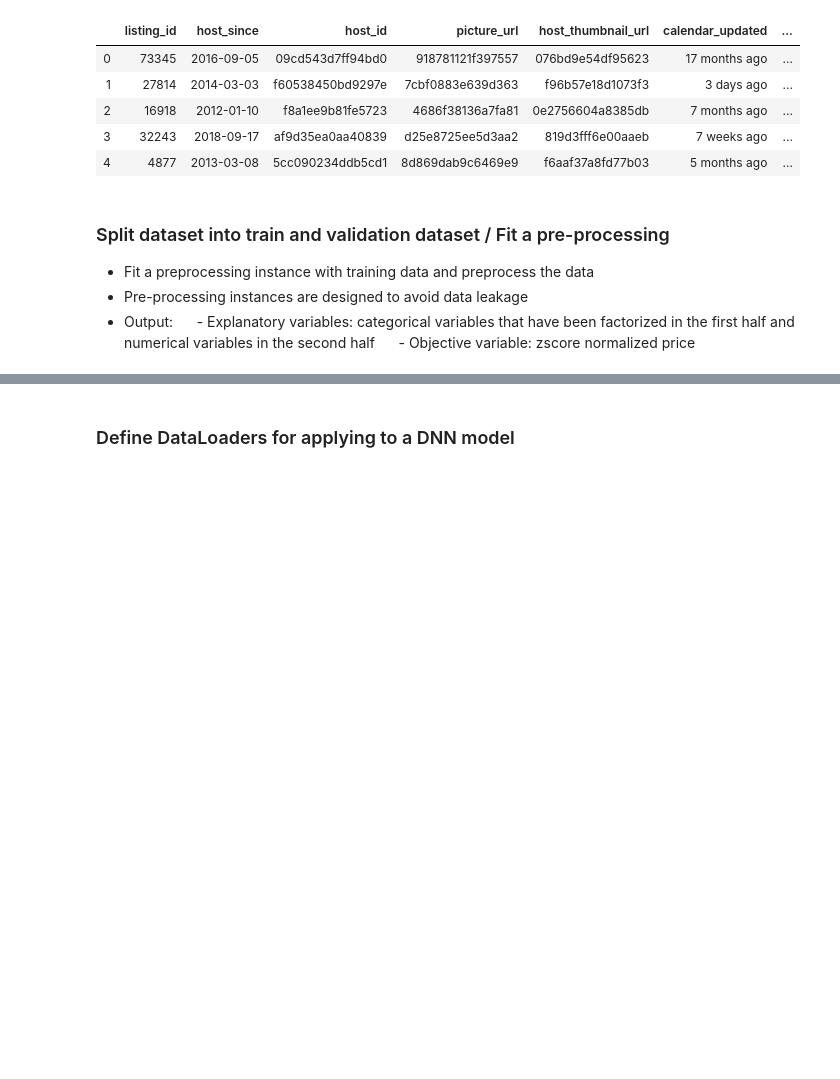
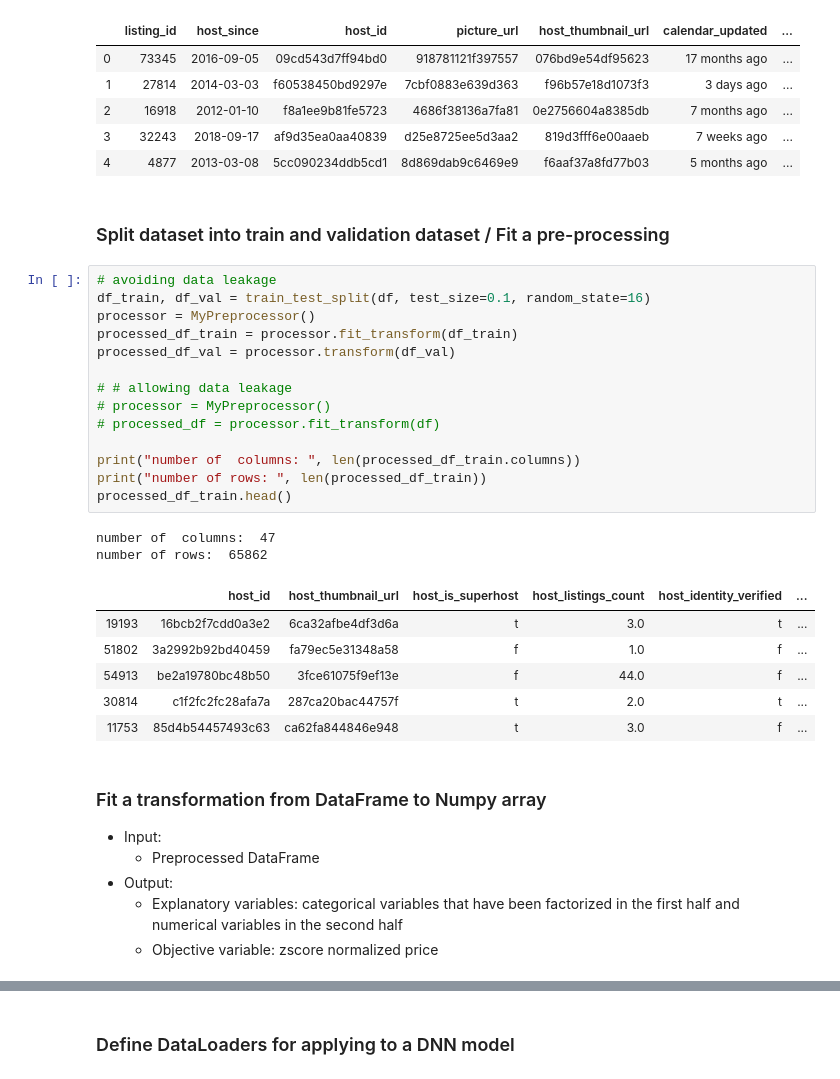
Before and after one commit to KristopherGeorge/Pytorch-Entity-Embedding-DNN-Regressor, a Jupyter notebook: demo.ipynb, the cells around one changed output, grey strips where cells are left out. Saved outputs shown, nothing was run; the diff lists cells and outputs as text; blank space fills up the shorter version.

```diff
--- a/demo.ipynb
+++ b/demo.ipynb
@@ -28,12 +29,37 @@ number of rows:  73181
 | 2 | 16918 | 2012-01-10 | f8a1ee9b81fe5723 | 4686f38136a7fa81 | 0e2756604a8385db | 7 months ago | ... |
 | 3 | 32243 | 2018-09-17 | af9d35ea0aa40839 | d25e8725ee5d3aa2 | 819d3fff6e00aaeb | 7 weeks ago | ... |
 | 4 | 4877 | 2013-03-08 | 5cc090234ddb5cd1 | 8d869dab9c6469e9 | f6aaf37a8fd77b03 | 5 months ago | ... |
+# %% [markdown]
+### Split dataset into train and validation dataset / Fit a pre-processing
+# %%
+# avoiding data leakage
+df_train, df_val = train_test_split(df, test_size=0.1, random_state=16)
+processor = MyPreprocessor()
+processed_df_train = processor.fit_transform(df_train)
+processed_df_val = processor.transform(df_val)
+
+# # allowing data leakage
+# processor = MyPreprocessor()
+# processed_df = processor.fit_transform(df)
+
+print("number of  columns: ", len(processed_df_train.columns))
+print("number of rows: ", len(processed_df_train))
+processed_df_train.head()
+# %% [output]
+number of  columns:  47
+number of rows:  65862
+|  | host_id | host_thumbnail_url | host_is_superhost | host_listings_count | host_identity_verified | ... |
+| 19193 | 16bcb2f7cdd0a3e2 | 6ca32afbe4df3d6a | t | 3.0 | t | ... |
+| 51802 | 3a2992b92bd40459 | fa79ec5e31348a58 | f | 1.0 | f | ... |
+| 54913 | be2a19780bc48b50 | 3fce61075f9ef13e | f | 44.0 | f | ... |
+| 30814 | c1f2fc2fc28afa7a | 287ca20bac44757f | t | 2.0 | t | ... |
+| 11753 | 85d4b54457493c63 | ca62fa844846e948 | t | 3.0 | f | ... |
 # %% [markdown]
-### Split dataset into train and validation dataset   /   Fit a pre-processing
-* Fit a preprocessing instance with training data and preprocess the data
-* Pre-processing instances are designed to avoid data leakage
+### Fit a transformation from DataFrame to Numpy array
+* Input:
+     - Preprocessed DataFrame
 * Output:
-     - Explanatory variables: categorical variables that have been factorized in the first half and numerical variables in the second half
-     - Objective variable: zscore normalized price
+    - Explanatory variables: categorical variables that have been factorized in the first half and numerical variables in the second half
+    - Objective variable: zscore normalized price
 # %%
 # avoiding data leakage
```
Also changed, not shown: parts of 5 cells of this notebook, 2 other files.
